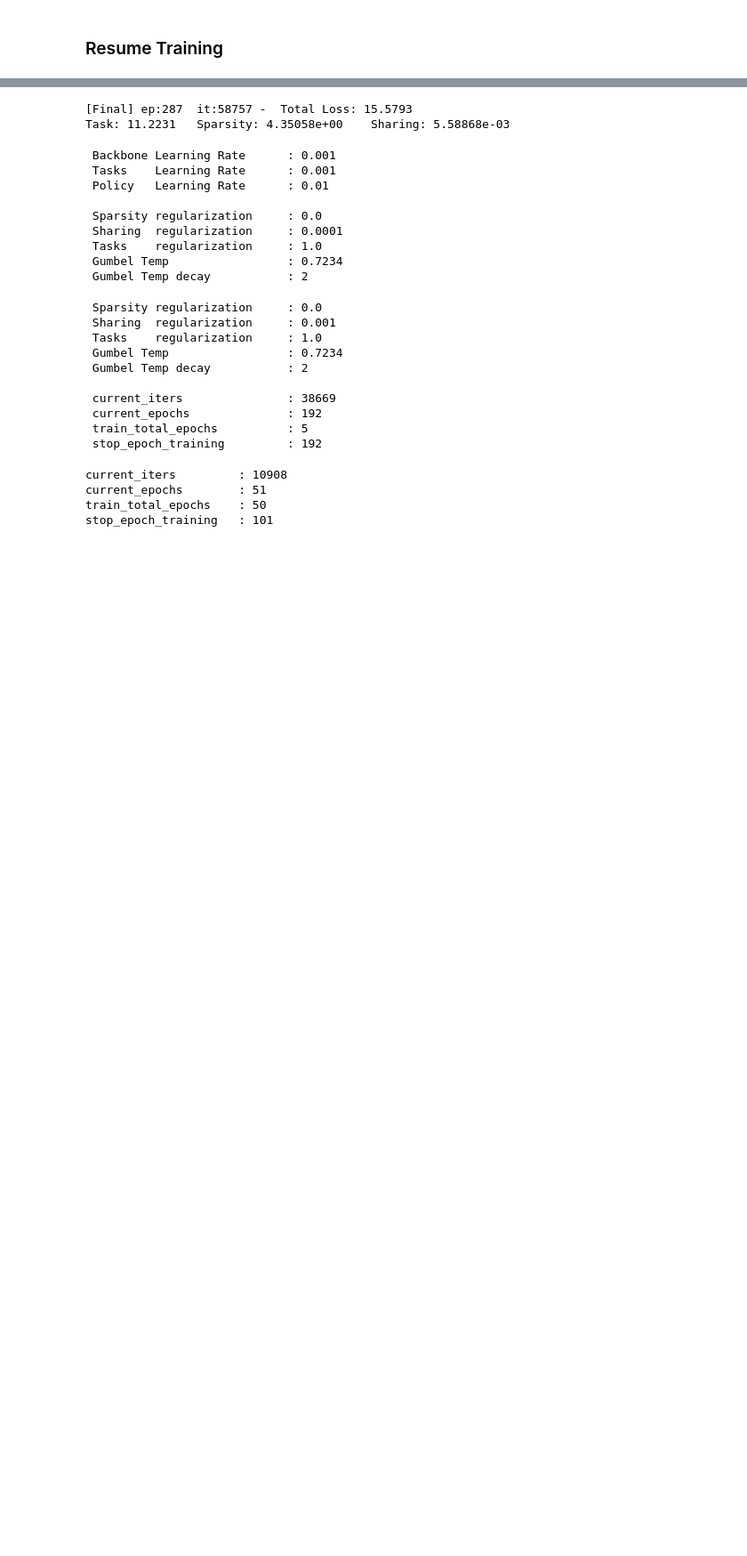
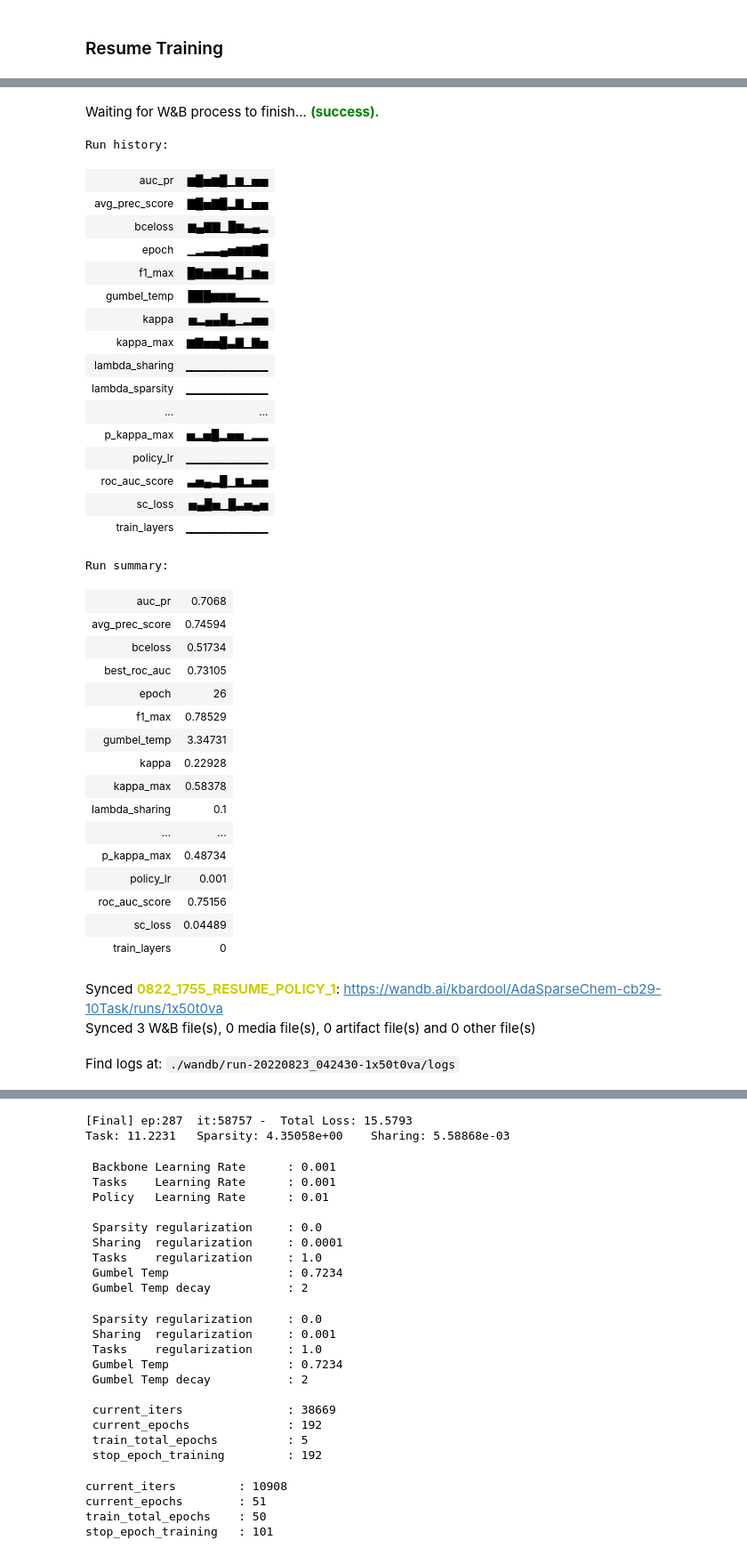
Before and after one commit to kbardool/AdaSparseChem, a Jupyter notebook: notebooks/Adashare_Train_Resume.ipynb, the cells around one changed output, grey strips where cells are left out. Shown at 89% size. Drawn from its saved outputs; the diff is of its cells as text; code cells hidden in the pictures; blank space fills up the shorter version.

```diff
--- a/notebooks/Adashare_Train_Resume.ipynb
+++ b/notebooks/Adashare_Train_Resume.ipynb
@@ -621,0 +390,3 @@ verbose    = False
+# %%
+ns.flag = 'update_weights'
+model_initializations(ns, opt, environ, phase = ns.flag, policy_learning = True)
@@ -621,0 +450,2 @@ verbose    = False
+# %%
+training_initializations(ns, opt, environ, dldrs, warmup_iterations = 200, weight_iterations = 200, policy_iterations = 200, eval_iterations = 50, warmup = True)
@@ -625,0 +510,6 @@ current_epoch  = 262
+# %%
+environ.opt['train']['lambda_sparsity'] = 0.0
+environ.opt['train']['lambda_sharing']  = 0.001
+environ.opt['train']['decay_temp_freq'] = 3
+ns.trn_iters_policy = 100
+ns.training_epochs = 10
@@ -888,0 +570,2 @@ Epoch | BckBone LR   Heads LR  Policy LR Gumbl Temp |  trn loss     trn spar
+# %%
+weight_policy_training(ns, opt, environ, dldrs, display_policy = True, disable_tqdm = False, epochs = 6)
@@ -888,0 +640,41 @@ Epoch | BckBone LR   Heads LR  Policy LR Gumbl Temp |  trn loss     trn spar
+# %%
+ns.wandb_run.finish()
+# %% [output]
+Waiting for W&B process to finish... (success).
+Run history:
+| auc_pr | ▆█▅▆█▁▆▁▅▅ |
+| avg_prec_score | ▇█▅▇█▂▇▁▅▅ |
+| bceloss | ▆▄▇▇▁█▆▃▄▂ |
+| epoch | ▁▂▃▃▄▅▆▆▇█ |
+| f1_max | █▇▅▇▇▃█▁▆▅ |
+| gumbel_temp | ███▆▆▆▃▃▃▁ |
+| kappa | ▅▂▄▄█▄▁▂▅▅ |
+| kappa_max | ▆▇▅▅█▃▇▁▇▅ |
+| lambda_sharing | ▁▁▁▁▁▁▁▁▁▁ |
+| lambda_sparsity | ▁▁▁▁▁▁▁▁▁▁ |
+| ... | ... |
+| p_kappa_max | ▅▂▅█▂▅▅▁▂▂ |
+| policy_lr | ▁▁▁▁▁▁▁▁▁▁ |
+| roc_auc_score | ▃▅▄▃█▁▆▂▅▅ |
+| sc_loss | ▅▄█▅▁█▃▅▄▅ |
+| train_layers | ▁▁▁▁▁▁▁▁▁▁ |
+Run summary:
+| auc_pr | 0.7068 |
+| avg_prec_score | 0.74594 |
+| bceloss | 0.51734 |
+| best_roc_auc | 0.73105 |
+| epoch | 26 |
+| f1_max | 0.78529 |
+| gumbel_temp | 3.34731 |
+| kappa | 0.22928 |
+| kappa_max | 0.58378 |
+| lambda_sharing | 0.1 |
+| ... | ... |
+| p_kappa_max | 0.48734 |
+| policy_lr | 0.001 |
+| roc_auc_score | 0.75156 |
+| sc_loss | 0.04489 |
+| train_layers | 0 |
+Synced 0822_1755_RESUME_POLICY_1: https://wandb.ai/kbardool/AdaSparseChem-cb29-10Task/runs/1x50t0va
+Synced 3 W&B file(s), 0 media file(s), 0 artifact file(s) and 0 other file(s)
+Find logs at: ./wandb/run-20220823_042430-1x50t0va/logs
```
Also changed, not shown: parts of 95 cells of this notebook, 14 other files.
